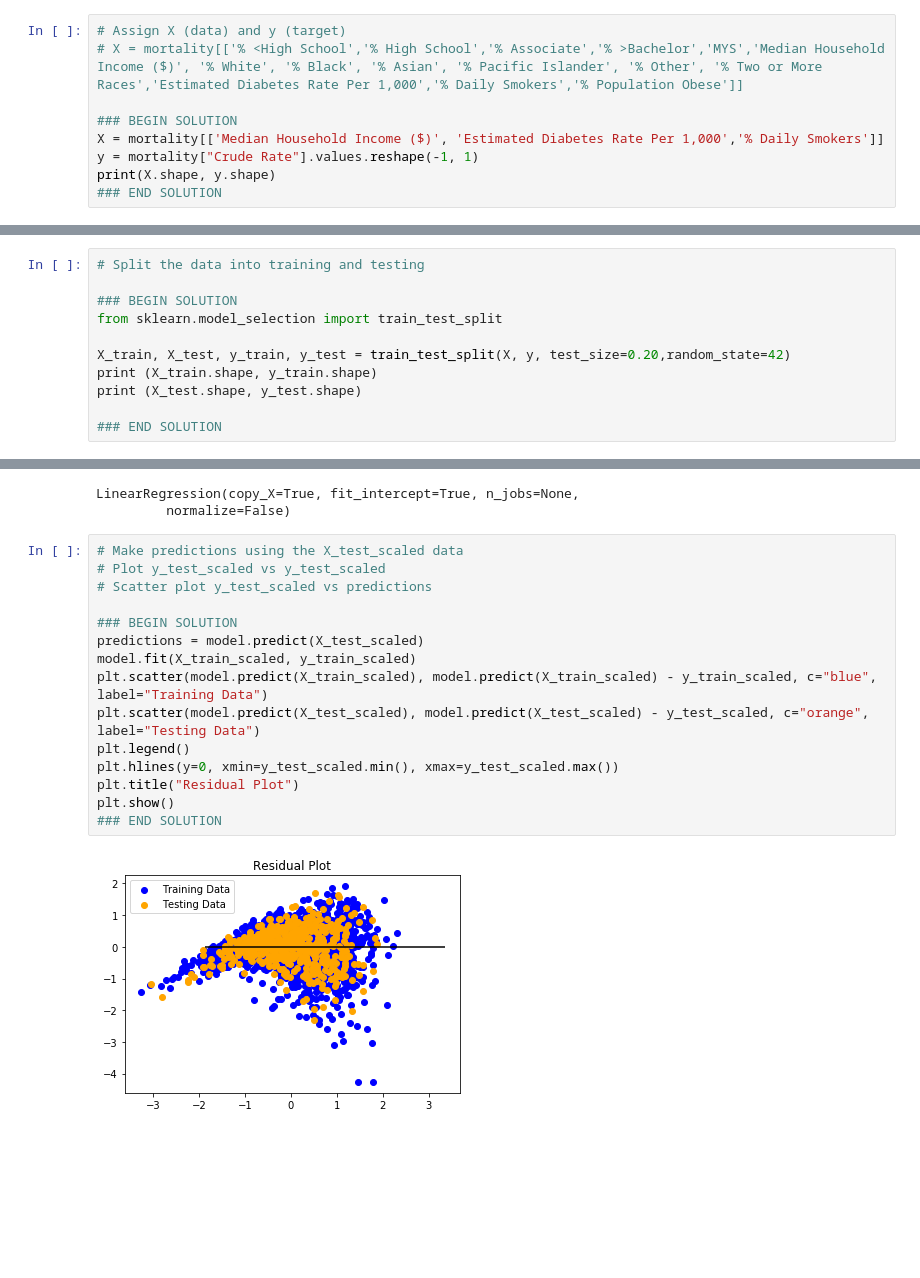
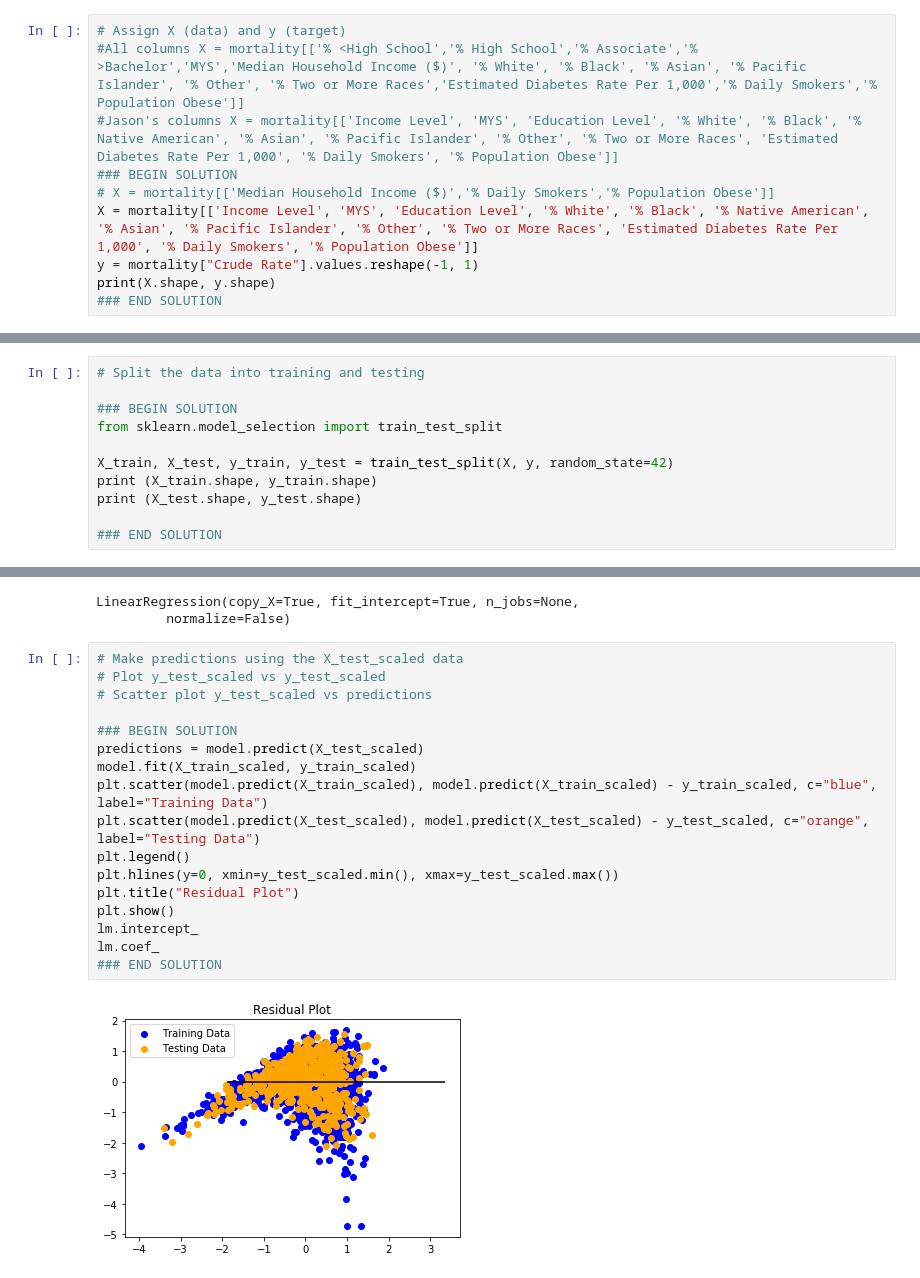
Before and after one commit to coreykretzmer9/CVD_Final_Project, a Jupyter notebook: Final Project/Carter's WD/Testing - MLR.ipynb, the cells around one changed output, grey strips where cells are left out. Saved outputs shown, nothing was run; the diff lists cells and outputs as text; blank space fills up the shorter version.

```diff
--- a/Final Project/Carter's WD/Testing - MLR.ipynb
+++ b/Final Project/Carter's WD/Testing - MLR.ipynb
@@ -53,10 +33,11 @@ mortality.head()
 | 4 | 901 | 9 | 1.895 | 57.0 | 0 | 1 | 0 | 1 |
 # %%
 # Assign X (data) and y (target)
-# X = mortality[['% <High School','% High School','% Associate','% >Bachelor','MYS','Median Household Income ($)', '% White', '% Black', '% Asian', '% Pacific Islander', '% Other', '% Two or More Races','Estimated Diabetes Rate Per 1,000','% Daily Smokers','% Population Obese']]
-
+#All columns X = mortality[['% <High School','% High School','% Associate','% >Bachelor','MYS','Median Household Income ($)', '% White', '% Black', '% Asian', '% Pacific Islander', '% Other', '% Two or More Races','Estimated Diabetes Rate Per 1,000','% Daily Smokers','% Population Obese']]
+#Jason's columns X = mortality[['Income Level', 'MYS', 'Education Level', '% White', '% Black', '% Native American', '% Asian', '% Pacific Islander', '% Other', '% Two or More Races', 'Estimated Diabetes Rate Per 1,000', '% Daily Smokers', '% Population Obese']]
 ### BEGIN SOLUTION
-X = mortality[['Median Household Income ($)', 'Estimated Diabetes Rate Per 1,000','% Daily Smokers']]
+# X = mortality[['Median Household Income ($)','% Daily Smokers','% Population Obese']]
+X = mortality[['Income Level', 'MYS', 'Education Level', '% White', '% Black', '% Native American', '% Asian', '% Pacific Islander', '% Other', '% Two or More Races', 'Estimated Diabetes Rate Per 1,000', '% Daily Smokers', '% Population Obese']]
 y = mortality["Crude Rate"].values.reshape(-1, 1)
 print(X.shape, y.shape)
 ### END SOLUTION
@@ -68,7 +49,7 @@ print(X.shape, y.shape)
 ### BEGIN SOLUTION
 from sklearn.model_selection import train_test_split
 
-X_train, X_test, y_train, y_test = train_test_split(X, y, test_size=0.20,random_state=42)
+X_train, X_test, y_train, y_test = train_test_split(X, y, random_state=42)
 print (X_train.shape, y_train.shape)
 print (X_test.shape, y_test.shape)
 
@@ -120,17 +141,19 @@ LinearRegression(copy_X=True, fit_intercept=True, n_jobs=None,
 # %%
 # Make predictions using the X_test_scaled data
 # Plot y_test_scaled vs y_test_scaled
 # Scatter plot y_test_scaled vs predictions
 
 ### BEGIN SOLUTION
 predictions = model.predict(X_test_scaled)
 model.fit(X_train_scaled, y_train_scaled)
 plt.scatter(model.predict(X_train_scaled), model.predict(X_train_scaled) - y_train_scaled, c="blue", label="Training Data")
 plt.scatter(model.predict(X_test_scaled), model.predict(X_test_scaled) - y_test_scaled, c="orange", label="Testing Data")
 plt.legend()
 plt.hlines(y=0, xmin=y_test_scaled.min(), xmax=y_test_scaled.max())
 plt.title("Residual Plot")
 plt.show()
+lm.intercept_
+lm.coef_
 ### END SOLUTION
 # %% [output]
-[figure, old version]
+[figure, new version]
```
Also changed, not shown: parts of 12 cells of this notebook, 2 other files.
